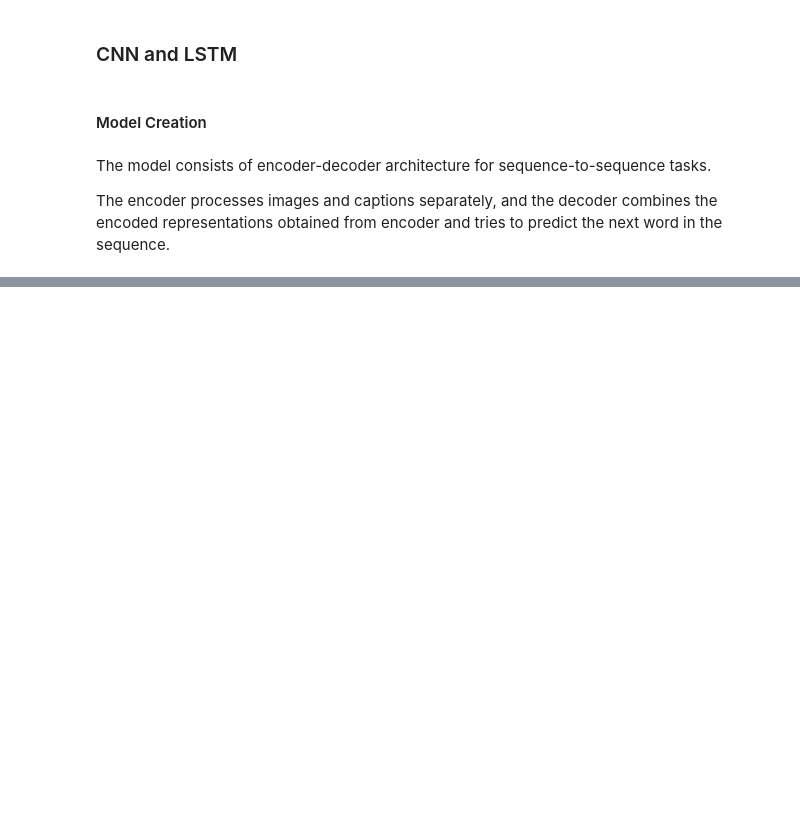
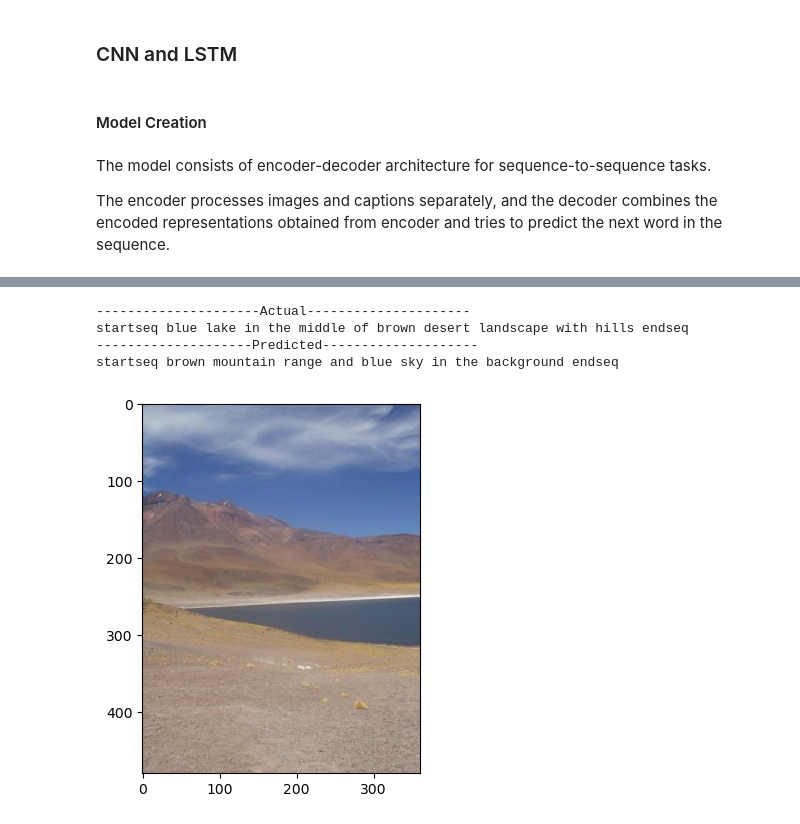
Before and after one commit to bhavanakv/ImageCaptionGenerator, a Jupyter notebook: ImageCaptionGenerator.ipynb, the cells around one changed output, grey strips where cells are left out. Drawn from its saved outputs; the diff is of its cells as text; code cells hidden in the pictures; blank space fills up the shorter version.

```diff
--- a/ImageCaptionGenerator.ipynb
+++ b/ImageCaptionGenerator.ipynb
@@ -313,0 +451,8 @@ model.save('model.h5')
+# %%
+generate_caption('9086.jpg')
+# %% [output]
+---------------------Actual---------------------
+startseq blue lake in the middle of brown desert landscape with hills endseq
+--------------------Predicted--------------------
+startseq brown mountain range and blue sky in the background endseq
+[figure, added]
```
Also changed, not shown: parts of 25 cells of this notebook.
